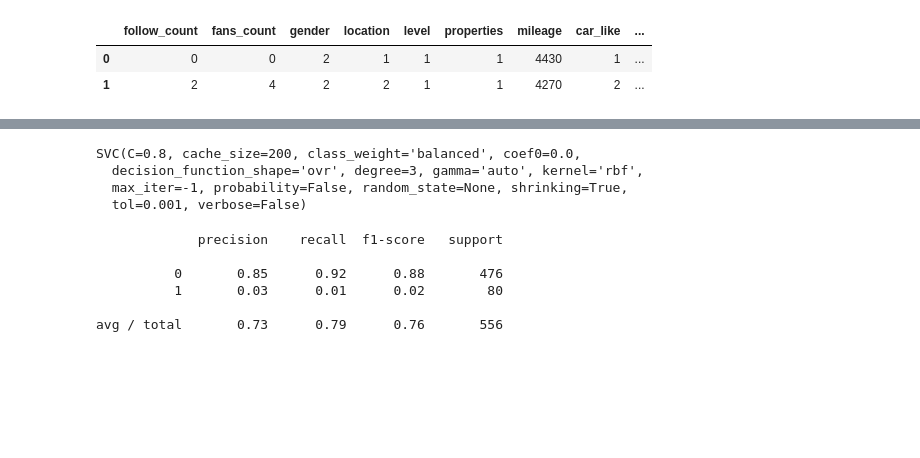
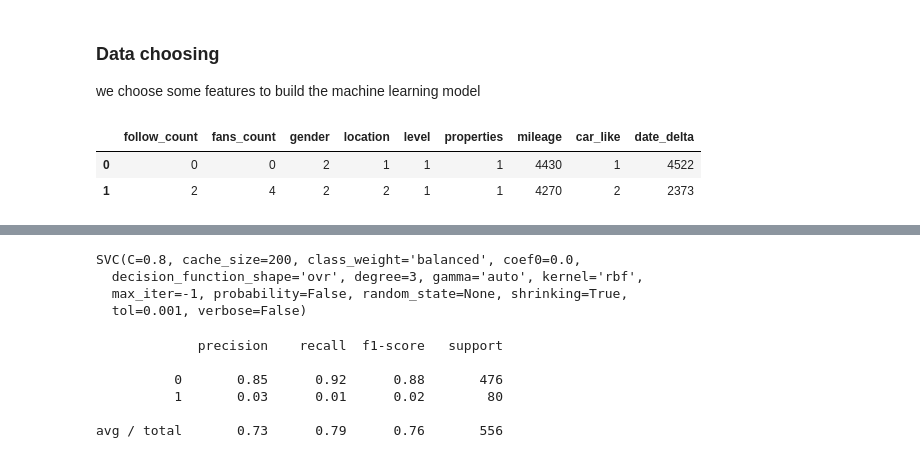
Before and after one commit to pierrelzw/JLR-Prediction, a Jupyter notebook: jlr_classification.ipynb, the cells around one changed output, grey strips where cells are left out. Cells and saved outputs as stored; diff of their text form; code cells hidden in the pictures; blank space fills up the shorter version.

```diff
--- a/jlr_classification.ipynb
+++ b/jlr_classification.ipynb
@@ -51,38 +55,40 @@ regis_time_relative              int64
 date                    datetime64[ns]
 date_delta                       int64
 dtype: object
+# %% [markdown]
+### Data choosing
+we choose some features to build the machine learning model
 # %%
 x = df.drop(columns=[
                       'user_id',
 #                      'follow_count',
 #                      'fans_count',
 #                      'gender',
                       'birthday',
 #                      'location',
 #                      'level',
                       'registration_time',
 #                      'properties',
 #                      'mileage',
                       'post',
                       'cars',
                       'koubei_post',
                       'gas_mileage',
                       'car_friend_zone',
                       'label',
 #                      'car_like',
-#                      'excellent_post_count',
-#                      'all_post_count',
+                     'excellent_post_count',
+                     'all_post_count',
                       'regis_year',
                       'regis_month',
                       'regis_day',
-                      'regis_time_relative',
                       'date',
 #                      'date_delta'
                      ])
 x.head(2)
 # %% [output]
-|  | follow_count | fans_count | gender | location | level | properties | mileage | car_like | ... |
-| 0 | 0 | 0 | 2 | 1 | 1 | 1 | 4430 | 1 | ... |
-| 1 | 2 | 4 | 2 | 2 | 1 | 1 | 4270 | 2 | ... |
+|  | follow_count | fans_count | gender | location | level | properties | mileage | car_like | date_delta |
+| 0 | 0 | 0 | 2 | 1 | 1 | 1 | 4430 | 1 | 4522 |
+| 1 | 2 | 4 | 2 | 2 | 1 | 1 | 4270 | 2 | 2373 |
 # %%
 y = df['label'].astype('uint8')
```
Also changed, not shown: parts of 31 cells of this notebook, 7 other files.
